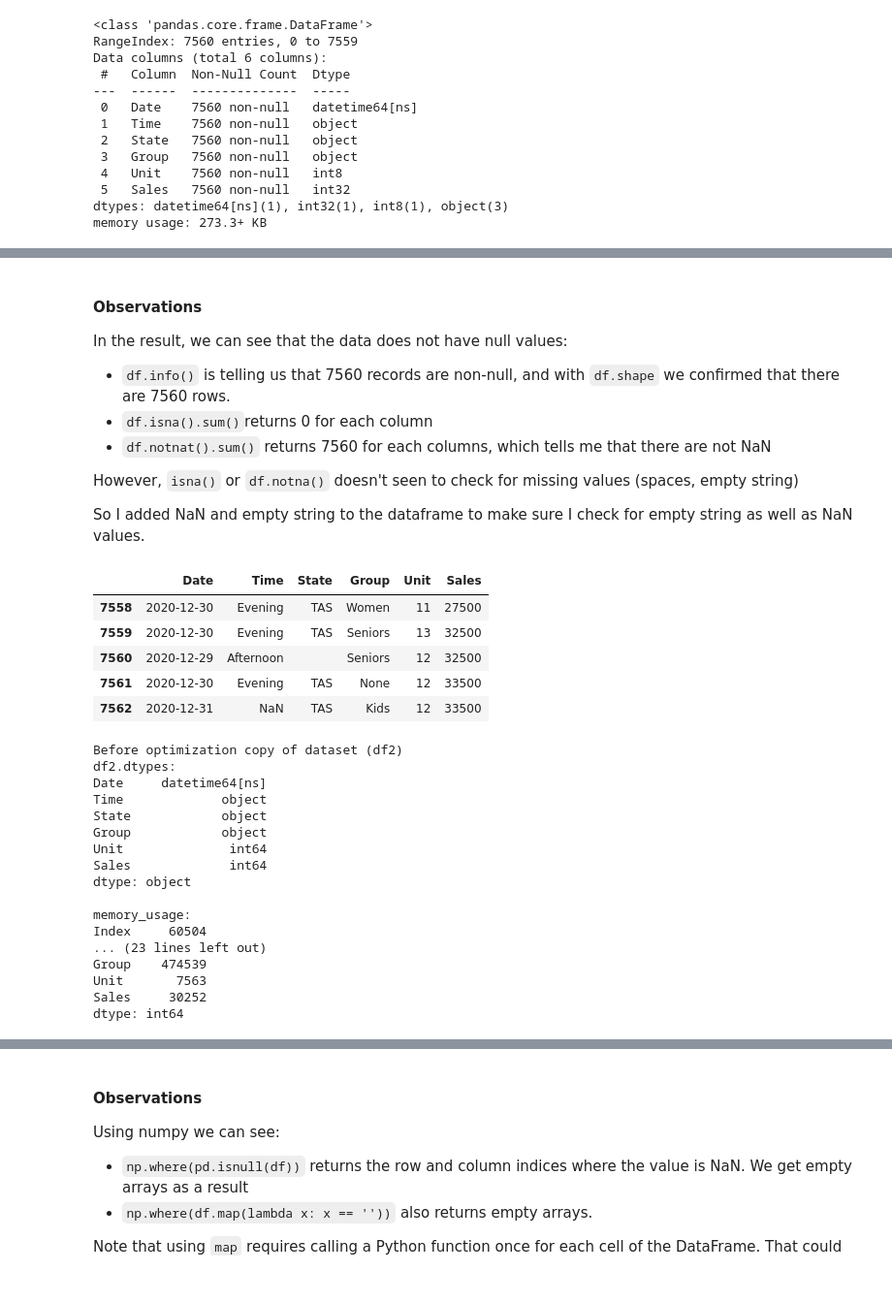
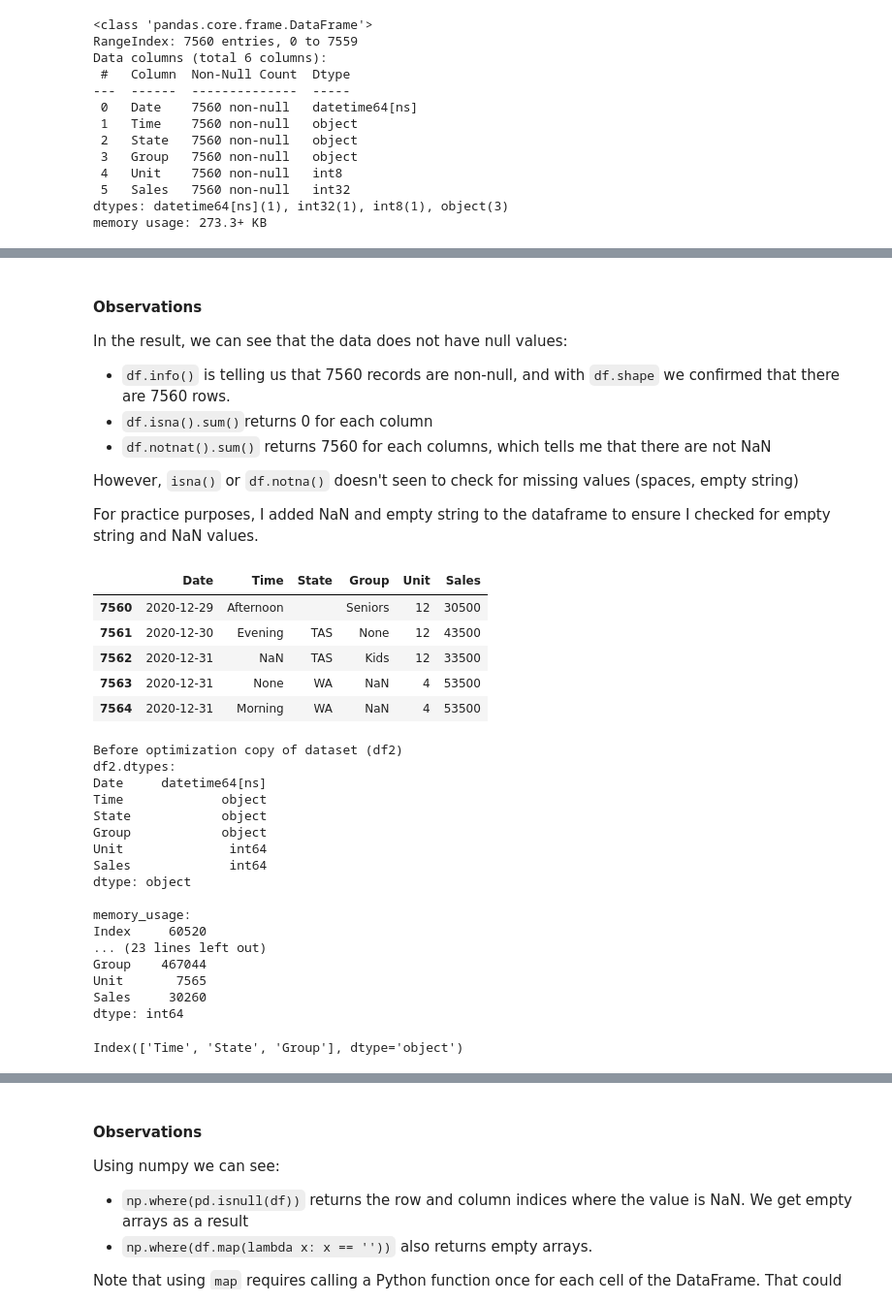
Before and after one commit to karmenatwork/3_CB_Sales-Analysis, a Jupyter notebook: main.ipynb, the cells around one changed output, grey strips where cells are left out. Shown at 97% size. Cells and saved outputs as stored; diff of their text form; code cells hidden in the pictures.

```diff
--- a/main.ipynb
+++ b/main.ipynb
@@ -199,7 +238,7 @@ In the result, we can see that the data does not have null values:
 
 However, `isna()` or `df.notna()` doesn't seen to check for missing values (spaces, empty string)
 
-So I added NaN and empty string to the dataframe to make sure I check for empty string as well as NaN values.
+For practice purposes, I added NaN and empty string to the dataframe to ensure I checked for empty string and NaN values.
 # %%
 from datetime import datetime
 import locale
@@ -211,44 +250,61 @@ import locale
 # Set the locale to English
 locale.setlocale(locale.LC_ALL, "en_US.UTF-8")
 
 # 20-Dec-2020,'Afternoon', '', Seniors, 13, 32500
 # 30-Dec-2020','Evening', 'TAS',None,12, 33500
 # 31-Dec-2020',np.nan, 'TAS','Kids',12, 3350
 
 # Add 3 rows with empty values, None and NaN to the dataframe
 df2 = df.copy()
+df2.head()
 df2.loc[len(df2.index)] = [
     datetime.strptime("29-Dec-2020", "%d-%b-%Y"),
     "Afternoon",
     "",
     "Seniors",
     12,
-    32500,
+    30500,
 ]  # empty value in State
 df2.loc[len(df2.index)] = [
     datetime.strptime("30-Dec-2020", "%d-%b-%Y"),
-    "Evening",
+    " Evening",
     "TAS",
     None,
     12,
-    33500,
+    43500,
 ]  # None value in Group
 df2.loc[len(df2.index)] = [
     datetime.strptime("31-Dec-2020", "%d-%b-%Y"),
     np.nan,
-    "TAS",
-    "Kids",
+    " TAS",
+    "Kids ",
     12,
     33500,
-]  # Nan value in Time
+]  # Nan value in Time, Add left Space on State
+df2.loc[len(df2.index)] = [
+    datetime.strptime("31-Dec-2020", "%d-%b-%Y"),
+    None,
+    "WA   ",
+    np.nan,
+    4,
+    53500,
+]  # None in Time, Nan value in Group, Add right space on State
+df2.loc[len(df2.index)] = [
+    datetime.strptime("31-Dec-2020", "%d-%b-%Y"),
+    "Morning",
+    "WA   ",
+    np.nan,
+    4,
+    53500,
+]  # None in Time, Nan value in Group, Add right space on State
 df2.tail()
 # %% [output]
 |  | Date | Time | State | Group | Unit | Sales |
-| 7558 | 2020-12-30 | Evening | TAS | Women | 11 | 27500 |
-| 7559 | 2020-12-30 | Evening | TAS | Seniors | 13 | 32500 |
-| 7560 | 2020-12-29 | Afternoon |  | Seniors | 12 | 32500 |
-| 7561 | 2020-12-30 | Evening | TAS | None | 12 | 33500 |
+| 7560 | 2020-12-29 | Afternoon |  | Seniors | 12 | 30500 |
+| 7561 | 2020-12-30 | Evening | TAS | None | 12 | 43500 |
 | 7562 | 2020-12-31 | NaN | TAS | Kids | 12 | 33500 |
+| 7563 | 2020-12-31 | None | WA | NaN | 4 | 53500 |
+| 7564 | 2020-12-31 | Morning | WA | NaN | 4 | 53500 |
 # %%
 print(f"Before optimization copy of dataset (df2)")
 print(f"df2.dtypes: \n{df2.dtypes}\n")
@@ -262,7 +318,7 @@ print(f"After optimization")
 print(f"df2.dtypes: \n{df2.dtypes}\n")
 print(f"memory_usage: \n{df2.memory_usage(deep=True)}\n")
 
-# df2.select_dtypes(np.object_).columns
+df2.select_dtypes(np.object_).columns
 # %% [output]
 Before optimization copy of dataset (df2)
 df2.dtypes:
@@ -275,12 +331,13 @@ Sales             int64
 dtype: object
 
 memory_usage:
-Index     60504
+Index     60520
 ... (23 lines left out)
-Group    474539
-Unit       7563
-Sales     30252
+Group    467044
+Unit       7565
+Sales     30260
 dtype: int64
+Index(['Time', 'State', 'Group'], dtype='object')
 # %%
 # Checking for null with numpy
 print(
```
Also changed, not shown: parts of 59 cells of this notebook.
